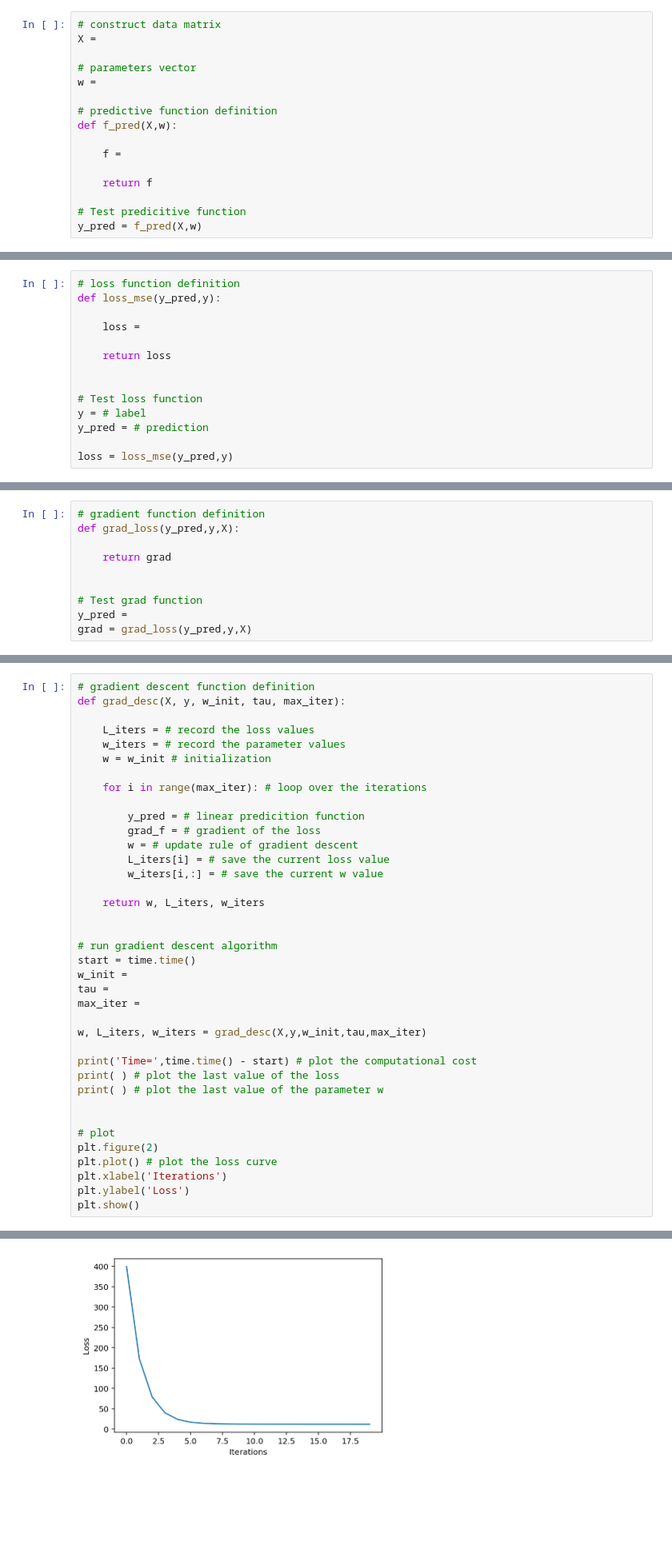
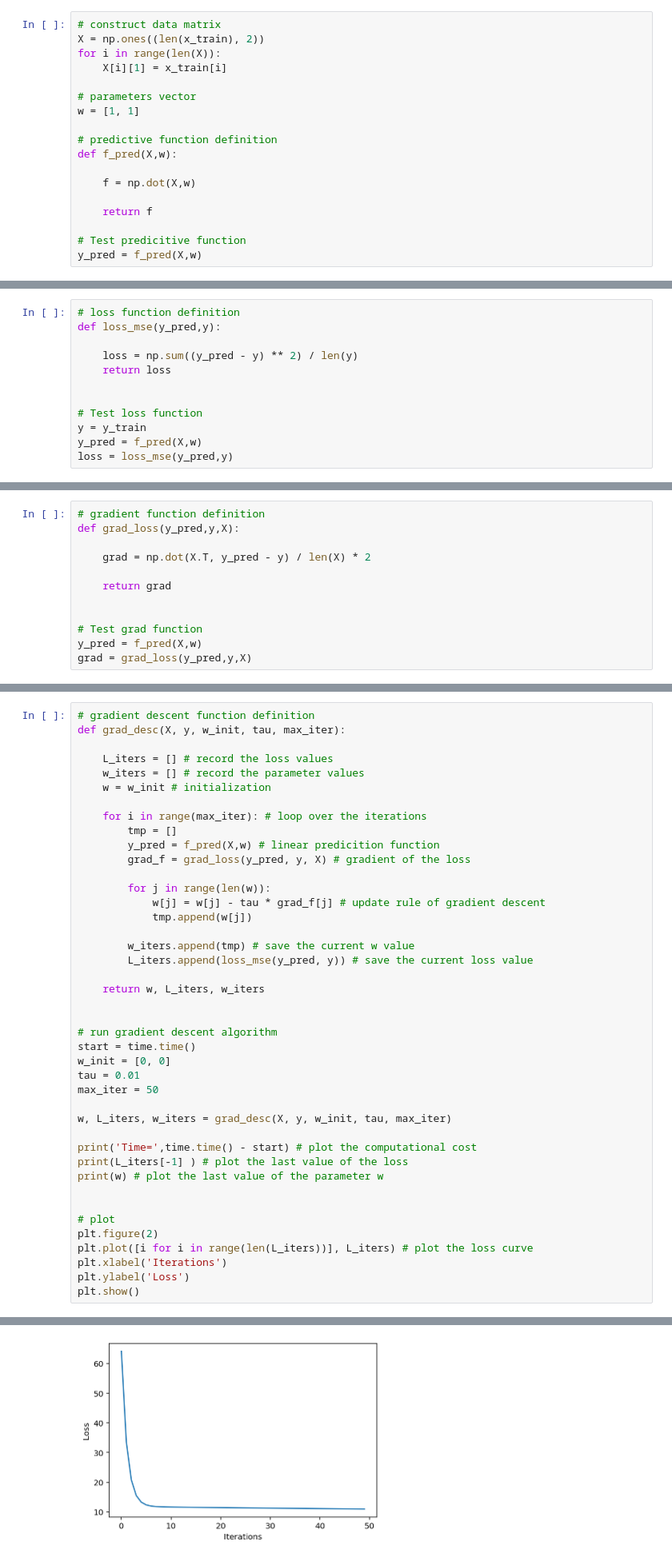
Before and after one commit to minjoong507/Machine-learning-project, a Jupyter notebook: 2week/assignment-02-b.ipynb, the cells around one changed output, grey strips where cells are left out. Shown at 80% size. Cells and saved outputs as stored; diff of their text form; blank space fills up the shorter version.

```diff
--- a/2week/assignment-02-b.ipynb
+++ b/2week/assignment-02-b.ipynb
@@ -92,15 +98,17 @@ $$
 Implement the vectorized version of the linear predictive function.
 # %%
 # construct data matrix
-X =
+X = np.ones((len(x_train), 2))
+for i in range(len(X)):
+    X[i][1] = x_train[i]
 
 # parameters vector
-w =
+w = [1, 1]
 
 # predictive function definition
 def f_pred(X,w):
 
-    f =
+    f = np.dot(X,w)
 
     return f
 
@@ -147,15 +155,13 @@ Implement the vectorized version of the linear regression loss function.
 # loss function definition
 def loss_mse(y_pred,y):
 
-    loss =
-
+    loss = np.sum((y_pred - y) ** 2) / len(y)
     return loss
 
 
 # Test loss function
-y = # label
-y_pred = # prediction
-
+y = y_train
+y_pred = f_pred(X,w)
 loss = loss_mse(y_pred,y)
 # %% [markdown]
 ## 5. Define the gradient of the linear regression loss
@@ -175,12 +181,14 @@ Implement the vectorized version of the gradient of the linear regression loss f
 # %%
 # gradient function definition
 def grad_loss(y_pred,y,X):
+
+    grad = np.dot(X.T, y_pred - y) / len(X) * 2
 
     return grad
 
 
 # Test grad function
-y_pred =
+y_pred = f_pred(X,w)
 grad = grad_loss(y_pred,y,X)
 # %% [markdown]
 ## 6. Implement the gradient descent algorithm
@@ -198,37 +206,41 @@ $$
 # gradient descent function definition
 def grad_desc(X, y, w_init, tau, max_iter):
 
-    L_iters = # record the loss values
-    w_iters = # record the parameter values
+    L_iters = [] # record the loss values
+    w_iters = [] # record the parameter values
     w = w_init # initialization
 
     for i in range(max_iter): # loop over the iterations
+        tmp = []
+        y_pred = f_pred(X,w) # linear predicition function
+        grad_f = grad_loss(y_pred, y, X) # gradient of the loss
 
-        y_pred = # linear predicition function
-        grad_f = # gradient of the loss
-        w = # update rule of gradient descent
-        L_iters[i] = # save the current loss value
-        w_iters[i,:] = # save the current w value
+        for j in range(len(w)):
+            w[j] = w[j] - tau * grad_f[j] # update rule of gradient descent
+            tmp.append(w[j])
+
+        w_iters.append(tmp) # save the current w value
+        L_iters.append(loss_mse(y_pred, y)) # save the current loss value
 
     return w, L_iters, w_iters
 
 
 # run gradient descent algorithm
 start = time.time()
-w_init =
-tau =
-max_iter =
+w_init = [0, 0]
+tau = 0.01
+max_iter = 50
 
-w, L_iters, w_iters = grad_desc(X,y,w_init,tau,max_iter)
+w, L_iters, w_iters = grad_desc(X, y, w_init, tau, max_iter)
 
 print('Time=',time.time() - start) # plot the computational cost
-print( ) # plot the last value of the loss
-print( ) # plot the last value of the parameter w
+print(L_iters[-1] ) # plot the last value of the loss
+print(w) # plot the last value of the parameter w
 
 
 # plot
 plt.figure(2)
-plt.plot() # plot the loss curve
+plt.plot([i for i in range(len(L_iters))], L_iters) # plot the loss curve
 plt.xlabel('Iterations')
 plt.ylabel('Loss')
 plt.show()
@@ -240,4 +251,4 @@ Time= 0.0017940998077392578
-[figure, old version]
+[figure, new version]
 # %% [markdown]
 ## 7. Plot the linear prediction function
 <hr>
```
Also changed, not shown: parts of 19 cells of this notebook, 1 other file.
